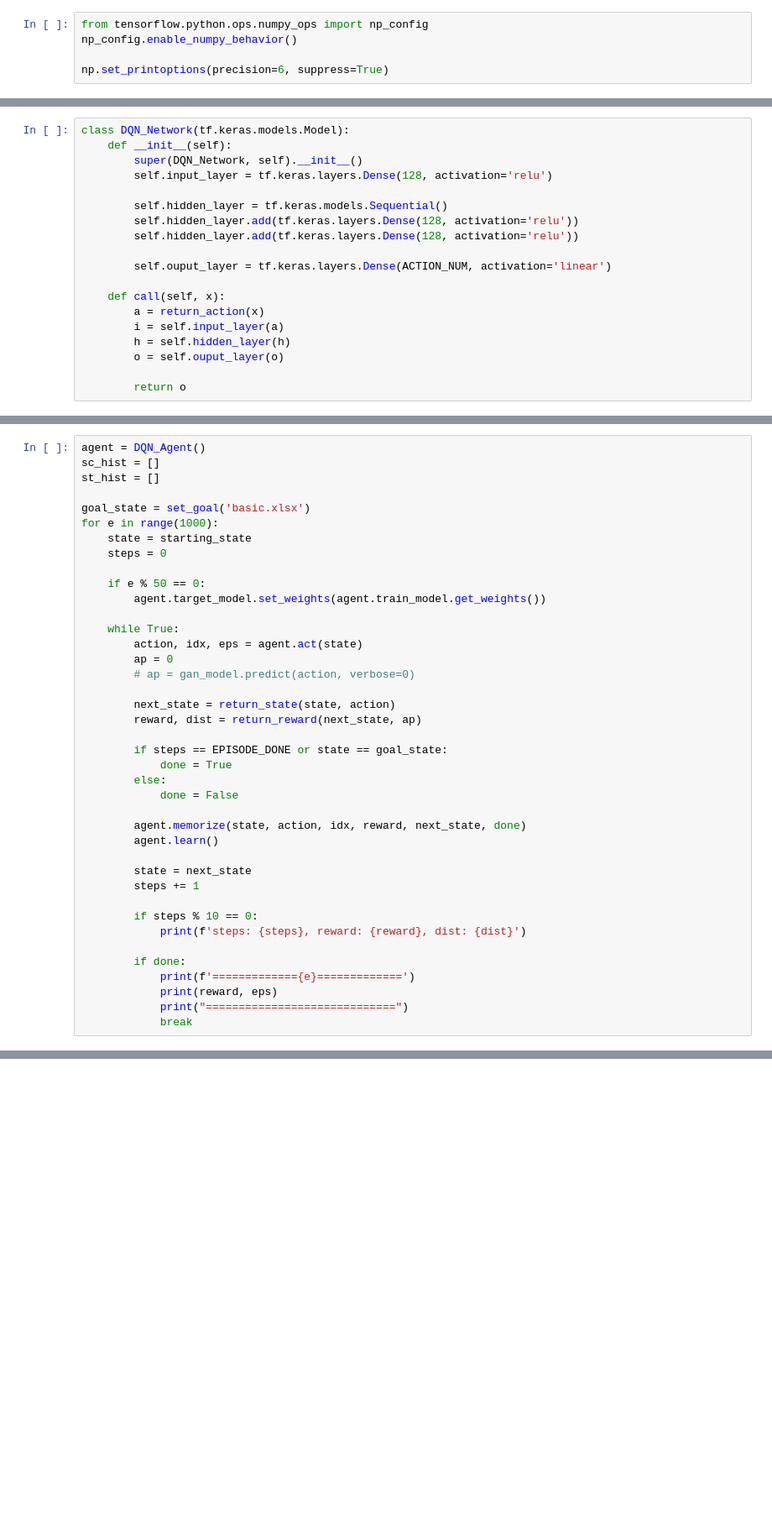
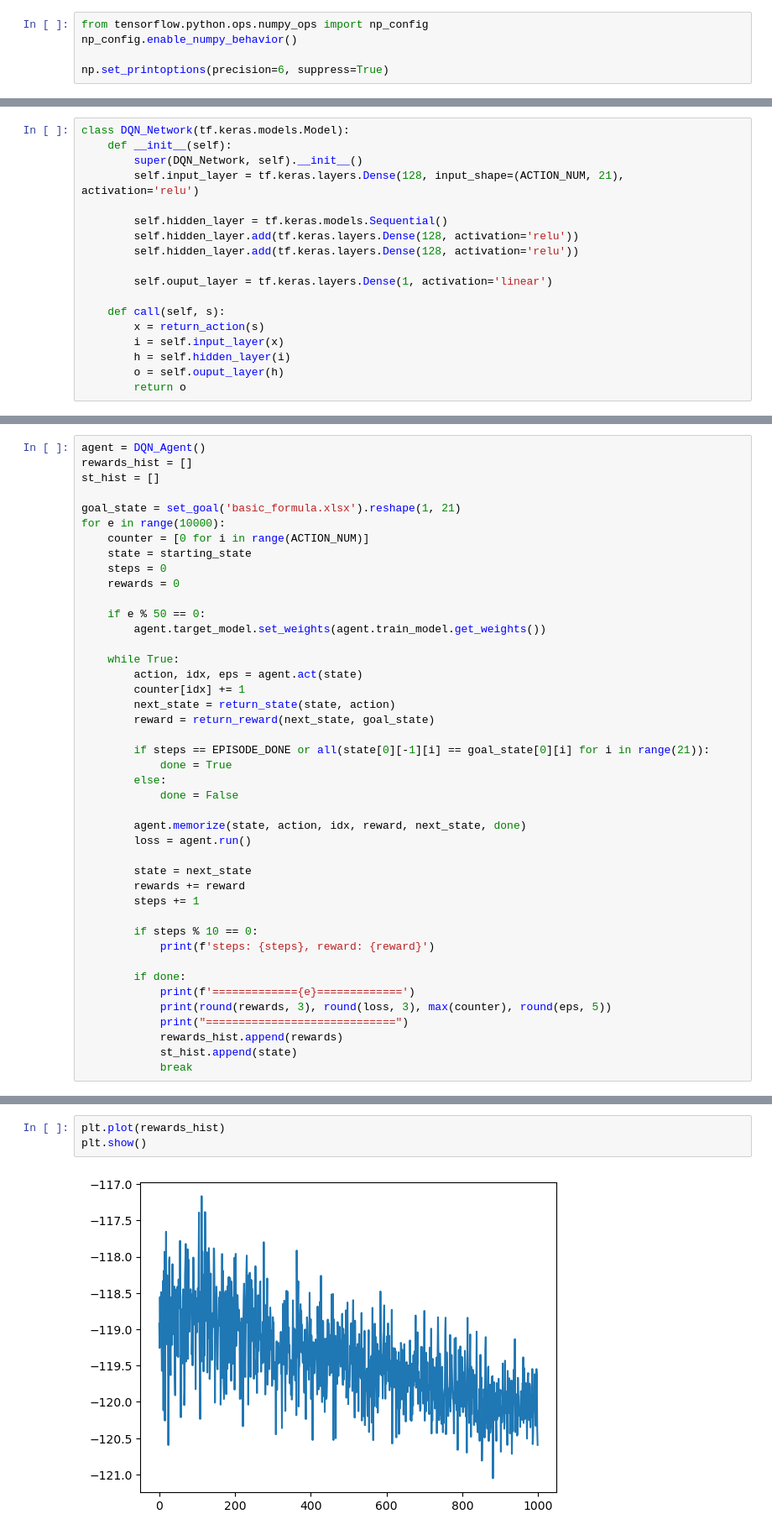
Before and after one commit to PYTHONLL-kang/activ, a Jupyter notebook: programs/last_dqn.ipynb, the cells around one changed output, grey strips where cells are left out. Shown at 84% size. Drawn from its saved outputs; the diff is of its cells as text; blank space fills up the shorter version.

```diff
--- a/programs/last_dqn.ipynb
+++ b/programs/last_dqn.ipynb
@@ -93,20 +104,19 @@ def return_reward(ns, gs, ap):
 class DQN_Network(tf.keras.models.Model):
     def __init__(self):
         super(DQN_Network, self).__init__()
-        self.input_layer = tf.keras.layers.Dense(128, activation='relu')
+        self.input_layer = tf.keras.layers.Dense(128, input_shape=(ACTION_NUM, 21), activation='relu')
 
         self.hidden_layer = tf.keras.models.Sequential()
         self.hidden_layer.add(tf.keras.layers.Dense(128, activation='relu'))
         self.hidden_layer.add(tf.keras.layers.Dense(128, activation='relu'))
 
-        self.ouput_layer = tf.keras.layers.Dense(ACTION_NUM, activation='linear')
+        self.ouput_layer = tf.keras.layers.Dense(1, activation='linear')
 
-    def call(self, x):
-        a = return_action(x)
-        i = self.input_layer(a)
-        h = self.hidden_layer(h)
-        o = self.ouput_layer(o)
-
+    def call(self, s):
+        x = return_action(s)
+        i = self.input_layer(x)
+        h = self.hidden_layer(i)
+        o = self.ouput_layer(h)
         return o
 # %%
 class DQN_Agent:
@@ -203,41 +222,44 @@ class DQN_Agent:
 # %%
 agent = DQN_Agent()
-sc_hist = []
+rewards_hist = []
 st_hist = []
 
-goal_state = set_goal('basic.xlsx')
-for e in range(1000):
+goal_state = set_goal('basic_formula.xlsx').reshape(1, 21)
+for e in range(10000):
+    counter = [0 for i in range(ACTION_NUM)]
     state = starting_state
     steps = 0
+    rewards = 0
 
     if e % 50 == 0:
         agent.target_model.set_weights(agent.train_model.get_weights())
 
     while True:
         action, idx, eps = agent.act(state)
-        ap = 0
-        # ap = gan_model.predict(action, verbose=0)
+        counter[idx] += 1
+        next_state = return_state(state, action)
+        reward = return_reward(next_state, goal_state)
 
-        next_state = return_state(state, action)
-        reward, dist = return_reward(next_state, ap)
-
-        if steps == EPISODE_DONE or state == goal_state:
+        if steps == EPISODE_DONE or all(state[0][-1][i] == goal_state[0][i] for i in range(21)):
             done = True
         else:
             done = False
 
         agent.memorize(state, action, idx, reward, next_state, done)
-        agent.learn()
+        loss = agent.run()
 
         state = next_state
+        rewards += reward
         steps += 1
 
         if steps % 10 == 0:
-            print(f'steps: {steps}, reward: {reward}, dist: {dist}')
+            print(f'steps: {steps}, reward: {reward}')
 
         if done:
             print(f'============={e}=============')
-            print(reward, eps)
+            print(round(rewards, 3), round(loss, 3), max(counter), round(eps, 5))
             print("=============================")
+            rewards_hist.append(rewards)
+            st_hist.append(state)
             break
 # %% [output]
@@ -244,0 +284,5 @@ KeyError: 'action_net0'
+# %%
+plt.plot(rewards_hist)
+plt.show()
+# %% [output]
+[figure, added]
```
Also changed, not shown: parts of 12 cells of this notebook, 41 other files.
